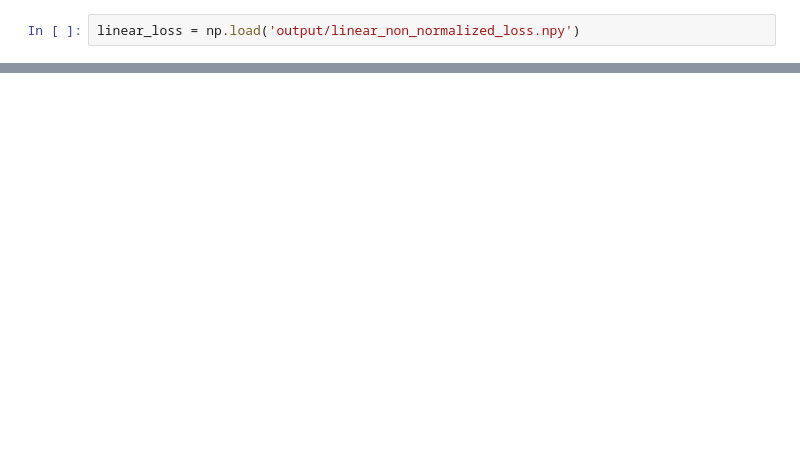
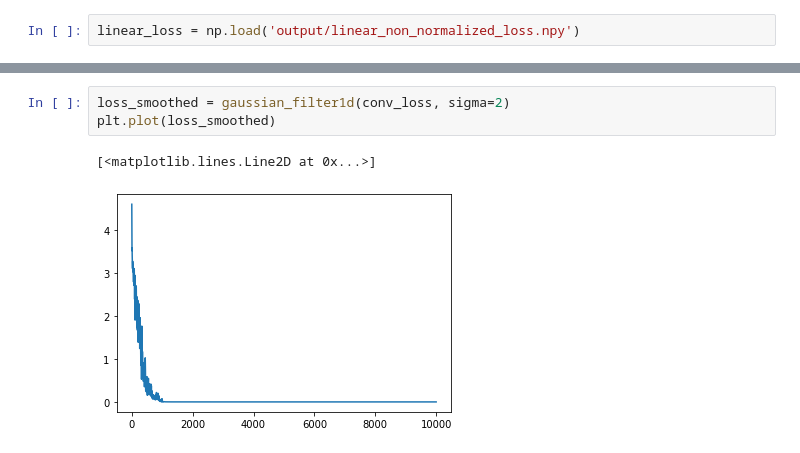
Before and after one commit to williscp/cv_keyboard, a Jupyter notebook: plot_losses.ipynb, the cells around one changed output, grey strips where cells are left out. Drawn from its saved outputs; the diff is of its cells as text; blank space fills up the shorter version.

```diff
--- a/plot_losses.ipynb
+++ b/plot_losses.ipynb
@@ -17,0 +30,6 @@ plt.plot(loss[:100])
+# %%
+loss_smoothed = gaussian_filter1d(conv_loss, sigma=2)
+plt.plot(loss_smoothed)
+# %% [output]
+[<matplotlib.lines.Line2D at 0x...>]
+[figure, added]
```
Also changed, not shown: parts of 8 cells of this notebook, 3 other files.
